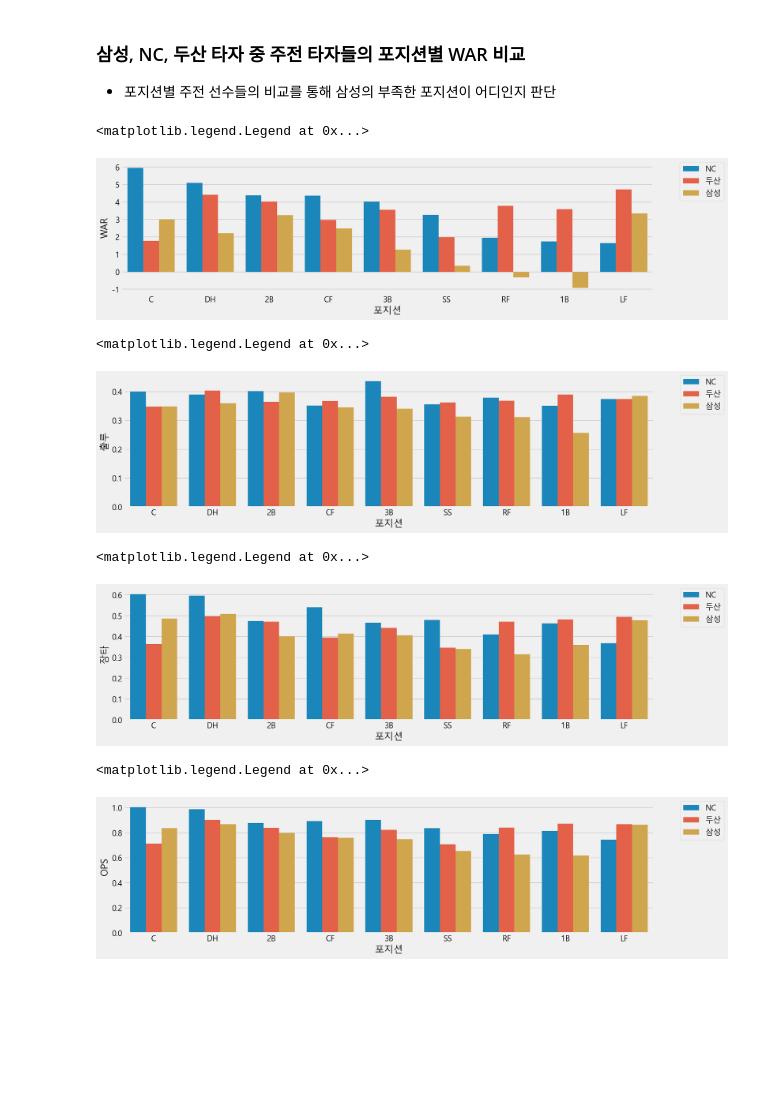
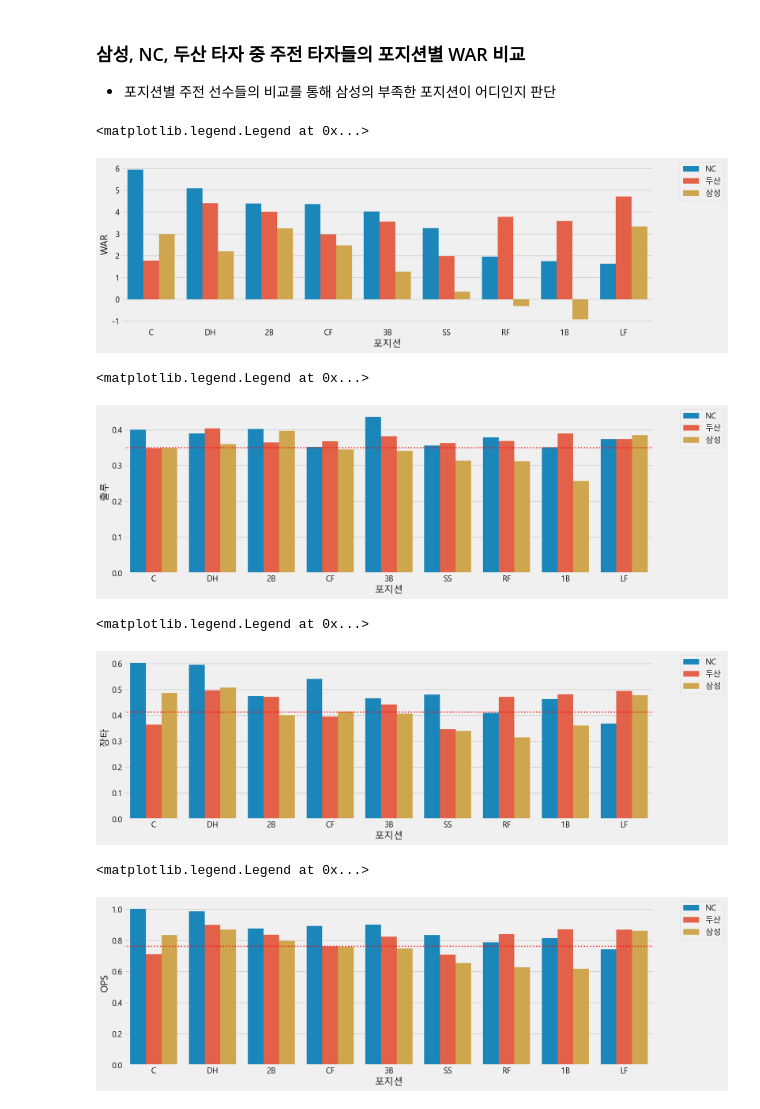
Before and after one commit to jeonprize/KBO-Analysis, a Jupyter notebook: 2020 SL.ipynb, the cells around one changed output. Drawn from its saved outputs; the diff is of its cells as text; code cells hidden in the pictures; blank space fills up the shorter version.

```diff
--- a/2020 SL.ipynb
+++ b/2020 SL.ipynb
@@ -127,0 +130,5 @@ Name: WAR, dtype: float64
+# %%
+kbo_df = kbo_df[kbo_df["타석"]>200]
+# %%
+kbo_df["출루"] = kbo_df["출루"].astype(float)
+kbo_df["출루"].mean()
@@ -127,0 +137,3 @@ Name: WAR, dtype: float64
+# %%
+kbo_df["장타"] = kbo_df["장타"].astype(float)
+kbo_df["장타"].mean()
@@ -127,0 +142,3 @@ Name: WAR, dtype: float64
+# %%
+kbo_df["OPS"] = kbo_df["OPS"].astype(float)
+kbo_df["OPS"].mean()
@@ -538,36 +522,39 @@ total_df
 ### 삼성, NC, 두산 타자 중 주전 타자들의 포지션별 WAR 비교
 - 포지션별 주전 선수들의 비교를 통해 삼성의 부족한 포지션이 어디인지 판단
 # %%
-plt.figure(figsize=(15,4))
+plt.figure(figsize=(15,5))
 sns.barplot(data = total_df, x = "포지션", y = "WAR",hue = "팀")
 plt.legend(bbox_to_anchor=(1.05, 1), loc=2, borderaxespad=0.)
 # %% [output]
 <matplotlib.legend.Legend at 0x...>
-[figure, old version]
+[figure, new version]
 # %%
 total_df["출루"] = total_df["출루"].astype(float)
 # %%
-plt.figure(figsize=(15,4))
+plt.figure(figsize=(15,5))
+plt.axhline(y=0.350, color='r',linestyle=':', linewidth=2)
 sns.barplot(data = total_df, x = "포지션", y = "출루",hue = "팀")
 plt.legend(bbox_to_anchor=(1.05, 1), loc=2, borderaxespad=0.)
 # %% [output]
 <matplotlib.legend.Legend at 0x...>
-[figure, old version]
+[figure, new version]
 # %%
 total_df["장타"] = total_df["장타"].astype(float)
 # %%
-plt.figure(figsize=(15,4))
+plt.figure(figsize=(15,5))
+plt.axhline(y=0.413, color='r',linestyle=':', linewidth=2)
 sns.barplot(data = total_df, x = "포지션", y = "장타",hue = "팀")
 plt.legend(bbox_to_anchor=(1.05, 1), loc=2, borderaxespad=0.)
 # %% [output]
 <matplotlib.legend.Legend at 0x...>
-[figure, old version]
+[figure, new version]
 # %%
 total_df["OPS"] = total_df["OPS"].astype(float)
 # %%
-plt.figure(figsize=(15,4))
+plt.figure(figsize=(15,5))
+plt.axhline(y=0.763, color='r',linestyle=':', linewidth=2)
 sns.barplot(data = total_df, x = "포지션", y = "OPS",hue = "팀")
 plt.legend(bbox_to_anchor=(1.05, 1), loc=2, borderaxespad=0.)
 # %% [output]
 <matplotlib.legend.Legend at 0x...>
-[figure, old version]
+[figure, new version]
```
Also changed, not shown: parts of 9 cells of this notebook.
